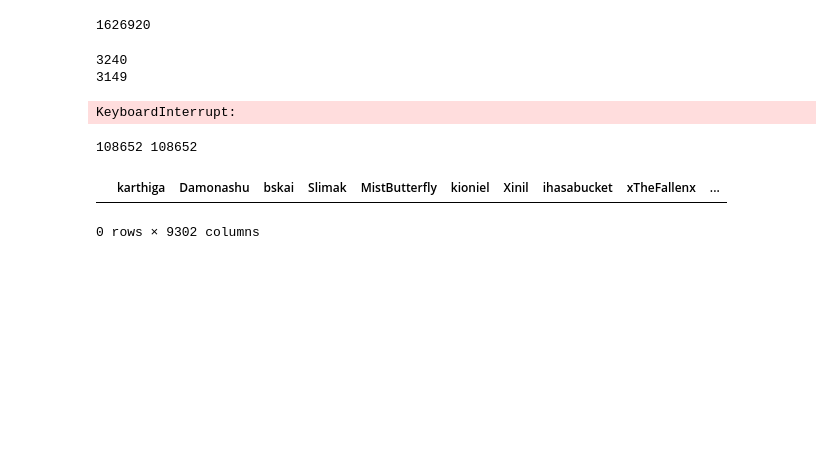
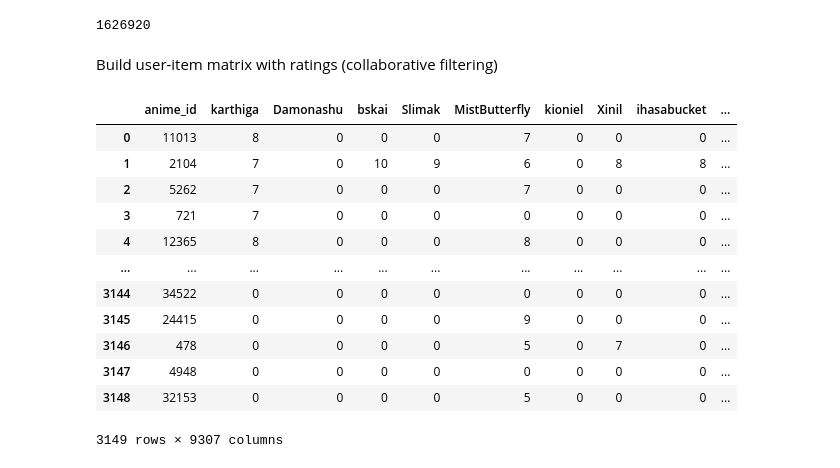
Before and after one commit to tito-thomas/anime-app, a Jupyter notebook: embedding.ipynb, the cells around one changed output. Drawn from its saved outputs; the diff is of its cells as text; code cells hidden in the pictures; blank space fills up the shorter version.

Commit message:
Collaborative filtering matrix complete

```diff
--- a/embedding.ipynb
+++ b/embedding.ipynb
@@ -165,71 +166,63 @@ full_ratings = rf[rf["username"].isin(users["username"])] #ensure that only rati
 print(len(full_ratings))
 # %% [output]
 1626920
+# %% [markdown]
+Build user-item matrix with ratings (collaborative filtering)
 # %%
 
-
+#not using genres because this should focus on ratings
 anime_matrix = pd.DataFrame(columns = users["username"].values)
 anime_matrix["anime_id"] = anime["anime_id"]
 anime_matrix.set_index("anime_id")
 col = anime_matrix.pop("anime_id")
 anime_matrix.insert(0, col.name, col)
 #anime_matrix.iloc[:]=0
 rating_matrix = pd.DataFrame(0, columns=anime_matrix.columns, index=anime_matrix.index) #set all values to 0 by default
 rating_matrix["anime_id"] = anime["anime_id"]
 
 #Filter rows in rating_matrix to only include anime that are also in the full_ratings table
 rating_matrix = rating_matrix[rating_matrix["anime_id"].isin(full_ratings["anime_id"])]
 
 for show in rating_matrix.iterrows():
     show_id = int(show[1]["anime_id"])
     #show_id = int(full_anime.loc[full_anime["title"]==show[0]]["anime_id"])
     anime_ratings = full_ratings.groupby("anime_id").get_group(show_id)
     usernames = list(anime_ratings["username"])
     scores = list(anime_ratings["my_score"]) #normalise ratings
     #print(anime_ratings)
     mean = list(anime_ratings["mean_score"])
     #mean = float(users.loc[users["username"]==users["stats_mean_score"]])
     norm = np.subtract(scores, mean)
     #print(norm)
     #print(usernames)
     #print(scores)
 
-    rating_matrix.loc[rating_matrix["anime_id"]==show_id,usernames] = scores
+    rating_matrix.loc[rating_matrix["anime_id"]==show_id,usernames] = scores #test with raw scores and normalised scores
+#adding extra features to be used in combination with ratings for each show
+extra_features = anime.loc[:, ["anime_id", "type", "studio", "time_period", "fame"]]
+rating_matrix = rating_matrix.merge(extra_features, on="anime_id")
+
+#Label encode the extra features
+collab_encoder = LabelEncoder()
+for col in extra_features.columns[1:]:
+    col_fit = collab_encoder.fit(rating_matrix[col])
+    rating_matrix[col] = col_fit.transform(rating_matrix[col])
 
 rating_matrix.to_csv(r"D:\dataset\encoding\collab_scores.csv", index = False)
 rating_matrix
-
-
-
-#user-item matrix with ratings normalised
-#for show in anime["anime_id"]:
-    #print(show)
-    #for i, user in users.iterrows():
-    #    username = user["username"]
-    #    mean = float(user["stats_mean_score"])
-    #    rating = full_ratings.loc[(full_ratings["username"]==username) & (anime["anime_id"]==show)]["my_score"]
-    #    norm = rating - mean
-
-    #    if rating.empty==False:
-    #        anime_matrix.loc[anime_matrix["anime_id"]==show,username] = norm
-    #    else:
-    #        anime_matrix.loc[anime_matrix["anime_id"]==show,username] = 0 #0 value if the user hasnt watched the anime
-
-#anime_matrix.to_csv(r"D:\dataset\encoding\collab_scores.csv", index = False)
-#anime_matrix
+#extra_features
+#3240 rows
 # %% [output]
+|  | anime_id | karthiga | Damonashu | bskai | Slimak | MistButterfly | kioniel | Xinil | ihasabucket | ... |
+| 0 | 11013 | 8 | 0 | 0 | 0 | 7 | 0 | 0 | 0 | ... |
+| 1 | 2104 | 7 | 0 | 10 | 9 | 6 | 0 | 8 | 8 | ... |
+| 2 | 5262 | 7 | 0 | 0 | 0 | 7 | 0 | 0 | 0 | ... |
+| 3 | 721 | 7 | 0 | 0 | 0 | 0 | 0 | 0 | 0 | ... |
+| 4 | 12365 | 8 | 0 | 0 | 0 | 8 | 0 | 0 | 0 | ... |
+| ... | ... | ... | ... | ... | ... | ... | ... | ... | ... | ... |
+| 3144 | 34522 | 0 | 0 | 0 | 0 | 0 | 0 | 0 | 0 | ... |
+| 3145 | 24415 | 0 | 0 | 0 | 0 | 9 | 0 | 0 | 0 | ... |
+| 3146 | 478 | 0 | 0 | 0 | 0 | 5 | 0 | 7 | 0 | ... |
+| 3147 | 4948 | 0 | 0 | 0 | 0 | 0 | 0 | 0 | 0 | ... |
+| 3148 | 32153 | 0 | 0 | 0 | 0 | 5 | 0 | 0 | 0 | ... |
-3240
-3149
+3149 rows × 9307 columns
-KeyboardInterrupt:
-# %%
-a = list(set(anime_matrix.columns[1:]))
-b = anime_matrix.columns[1:]
-print(len(a), len(b))
-
-c = pd.DataFrame(columns = users["username"].values)
-c
-#remove 0 ratings
-# %% [output]
-108652 108652
-|  | karthiga | Damonashu | bskai | Slimak | MistButterfly | kioniel | Xinil | ihasabucket | xTheFallenx | ... |
-0 rows × 9302 columns
```
Also changed, not shown: parts of 2 cells of this notebook, 2 other files.
